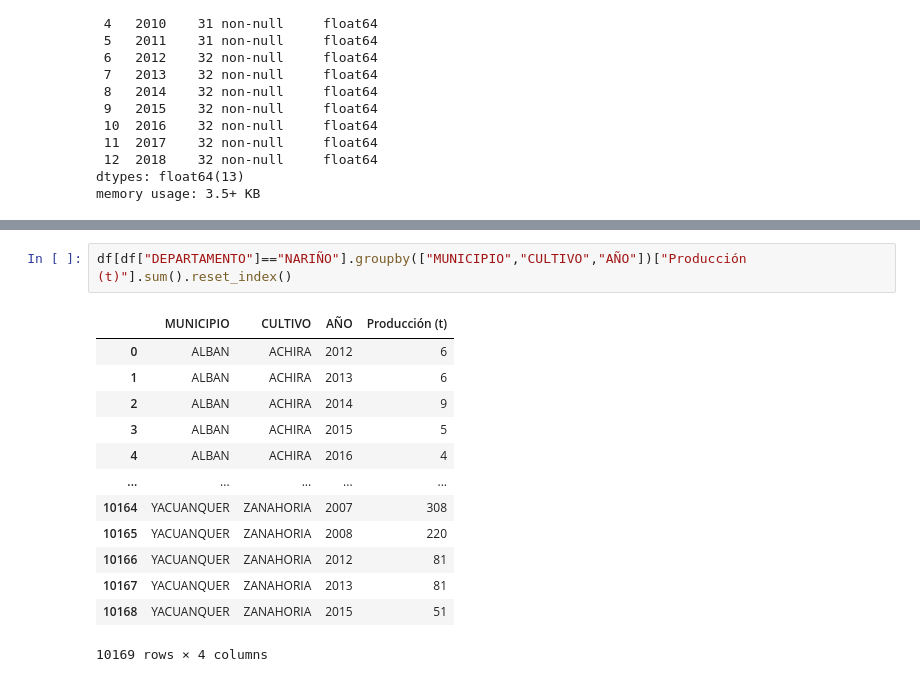
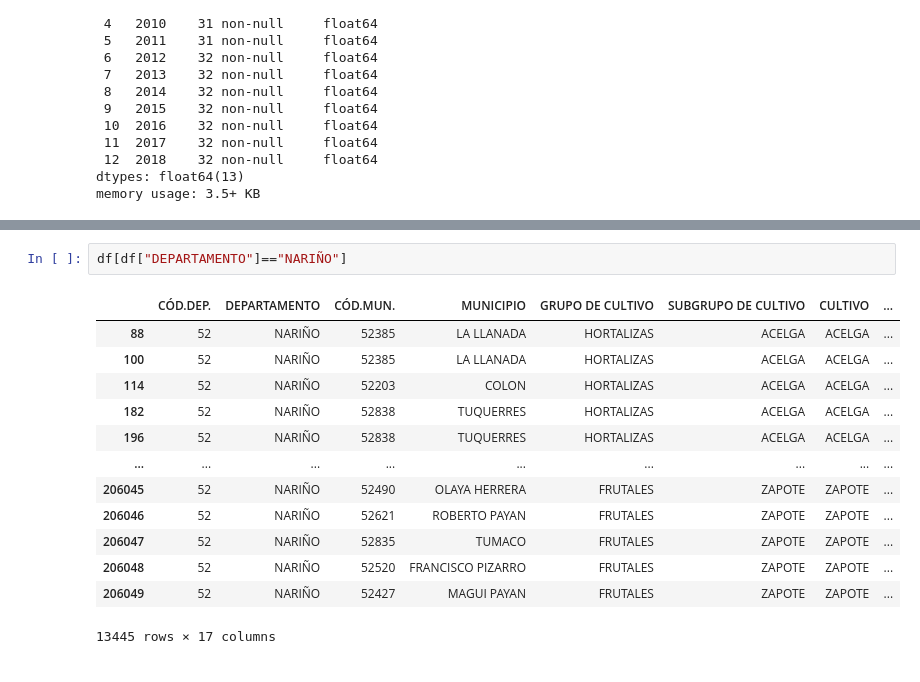
Before and after one commit to JHONJA91/ANALIS_DE_DATOS, a Jupyter notebook: daots.ipynb, the cells around one changed output, grey strips where cells are left out. Drawn from its saved outputs; the diff is of its cells as text.

```diff
--- a/daots.ipynb
+++ b/daots.ipynb
@@ -221,16 +165,16 @@ df[df["DEPARTAMENTO"]=="NARIÑO"].groupby("CULTIVO")["Área Cosechada(ha)"].sum(
 # %%
-df[df["DEPARTAMENTO"]=="NARIÑO"].groupby(["MUNICIPIO","CULTIVO","AÑO"])["Producción (t)"].sum().reset_index()
+df[df["DEPARTAMENTO"]=="NARIÑO"]
 # %% [output]
-|  | MUNICIPIO | CULTIVO | AÑO | Producción (t) |
-| 0 | ALBAN | ACHIRA | 2012 | 6 |
-| 1 | ALBAN | ACHIRA | 2013 | 6 |
-| 2 | ALBAN | ACHIRA | 2014 | 9 |
-| 3 | ALBAN | ACHIRA | 2015 | 5 |
-| 4 | ALBAN | ACHIRA | 2016 | 4 |
-| ... | ... | ... | ... | ... |
-| 10164 | YACUANQUER | ZANAHORIA | 2007 | 308 |
-| 10165 | YACUANQUER | ZANAHORIA | 2008 | 220 |
-| 10166 | YACUANQUER | ZANAHORIA | 2012 | 81 |
-| 10167 | YACUANQUER | ZANAHORIA | 2013 | 81 |
-| 10168 | YACUANQUER | ZANAHORIA | 2015 | 51 |
+|  | CÓD.DEP. | DEPARTAMENTO | CÓD.MUN. | MUNICIPIO | GRUPO DE CULTIVO | SUBGRUPO DE CULTIVO | CULTIVO | ... |
+| 88 | 52 | NARIÑO | 52385 | LA LLANADA | HORTALIZAS | ACELGA | ACELGA | ... |
+| 100 | 52 | NARIÑO | 52385 | LA LLANADA | HORTALIZAS | ACELGA | ACELGA | ... |
+| 114 | 52 | NARIÑO | 52203 | COLON | HORTALIZAS | ACELGA | ACELGA | ... |
+| 182 | 52 | NARIÑO | 52838 | TUQUERRES | HORTALIZAS | ACELGA | ACELGA | ... |
+| 196 | 52 | NARIÑO | 52838 | TUQUERRES | HORTALIZAS | ACELGA | ACELGA | ... |
+| ... | ... | ... | ... | ... | ... | ... | ... | ... |
+| 206045 | 52 | NARIÑO | 52490 | OLAYA HERRERA | FRUTALES | ZAPOTE | ZAPOTE | ... |
+| 206046 | 52 | NARIÑO | 52621 | ROBERTO PAYAN | FRUTALES | ZAPOTE | ZAPOTE | ... |
+| 206047 | 52 | NARIÑO | 52835 | TUMACO | FRUTALES | ZAPOTE | ZAPOTE | ... |
+| 206048 | 52 | NARIÑO | 52520 | FRANCISCO PIZARRO | FRUTALES | ZAPOTE | ZAPOTE | ... |
+| 206049 | 52 | NARIÑO | 52427 | MAGUI PAYAN | FRUTALES | ZAPOTE | ZAPOTE | ... |
-10169 rows × 4 columns
+13445 rows × 17 columns
```
Also changed, not shown: parts of 15 cells of this notebook.
